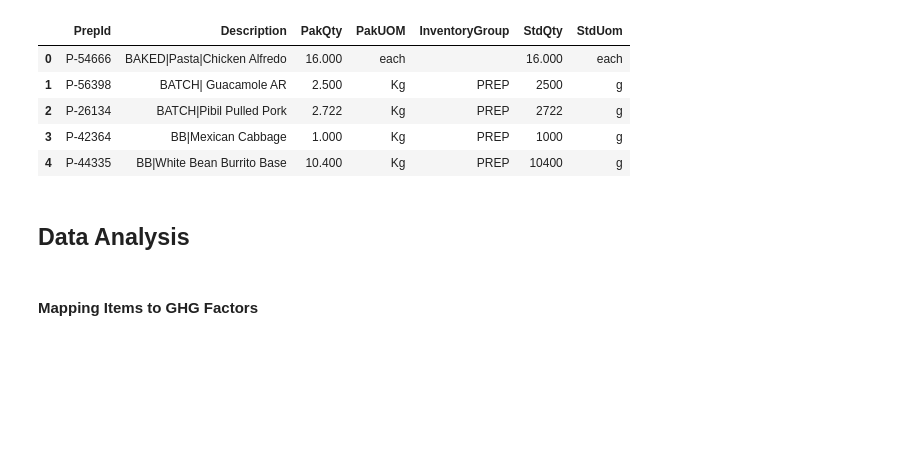
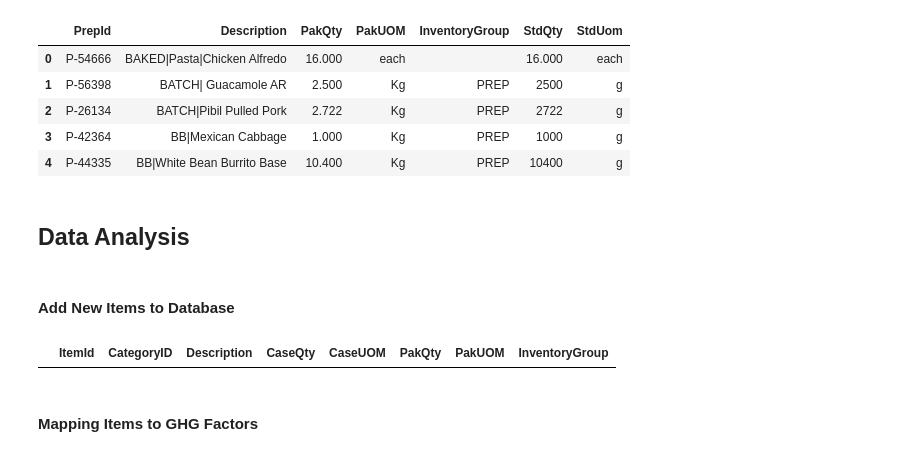
Before and after one commit to silviaaaaaaa/cffs-label, a Jupyter notebook: data analysis/ingre_analysis.ipynb, the cells around one changed output. Saved outputs shown, nothing was run; the diff lists cells and outputs as text; code cells hidden in the pictures; blank space fills up the shorter version.

Commit message:
Added New Function: get new items list

```diff
--- a/data analysis/ingre_analysis.ipynb
+++ b/data analysis/ingre_analysis.ipynb
@@ -329,5 +379,29 @@ path = os.path.join(os.getcwd(), "data", "processed", "Preps_List.csv")
 Preps.to_csv(path, index = False, header = True)
 # %% [markdown]
 ## Data Analysis
+# %% [markdown]
+#### Add New Items to Database
+# %%
+# Load current Items List with assigned Cool Food Category ID
+Items_Assigned = pd.read_csv(os.path.join(os.getcwd(), "data", "processed", "Items_List_Assigned.csv"))
+# %%
+col_names = list(Items.columns.values)
+# %%
+New_Items_List = []
+
+for index, row in Items.iterrows():
+    ItemId = Items.loc[index,'ItemId']
+    if ItemId not in str(Items_Assigned['ItemId']):
+        Dict = {}
+        Dict.update(dict(row))
+        New_Items_List.append(Dict)
+
+New_Items = pd.DataFrame(New_Items_List, columns = col_names)
+# %%
+New_Items.insert(1, "CategoryID", '')
+# %%
+New_Items
+# %% [output]
+|  | ItemId | CategoryID | Description | CaseQty | CaseUOM | PakQty | PakUOM | InventoryGroup |
 # %% [markdown]
 #### Mapping Items to GHG Factors
```
Also changed, not shown: parts of 12 cells of this notebook, 1 other file.
